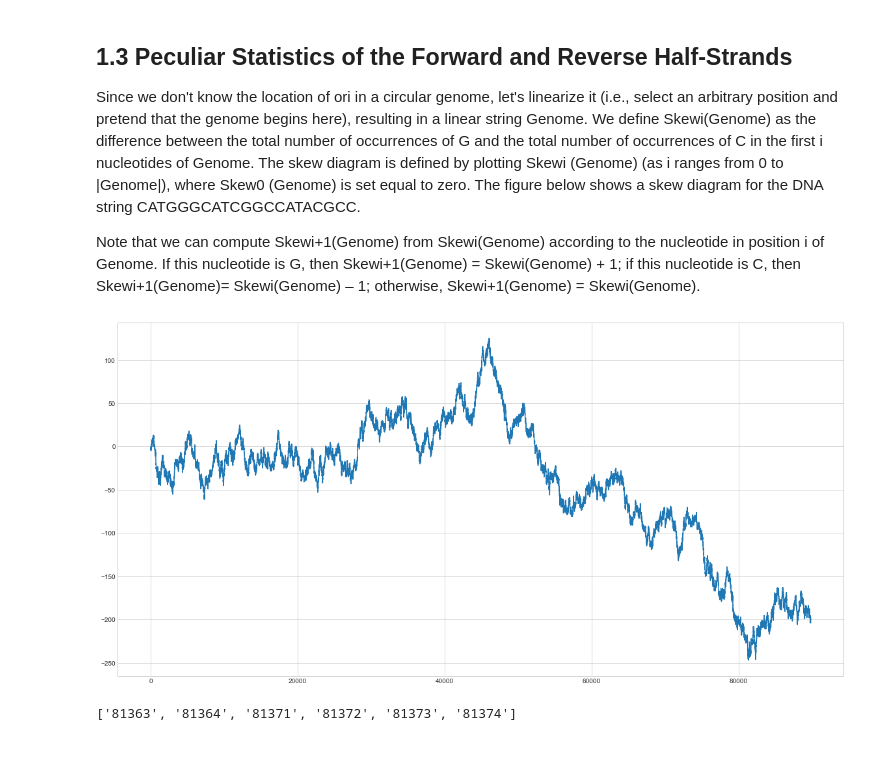
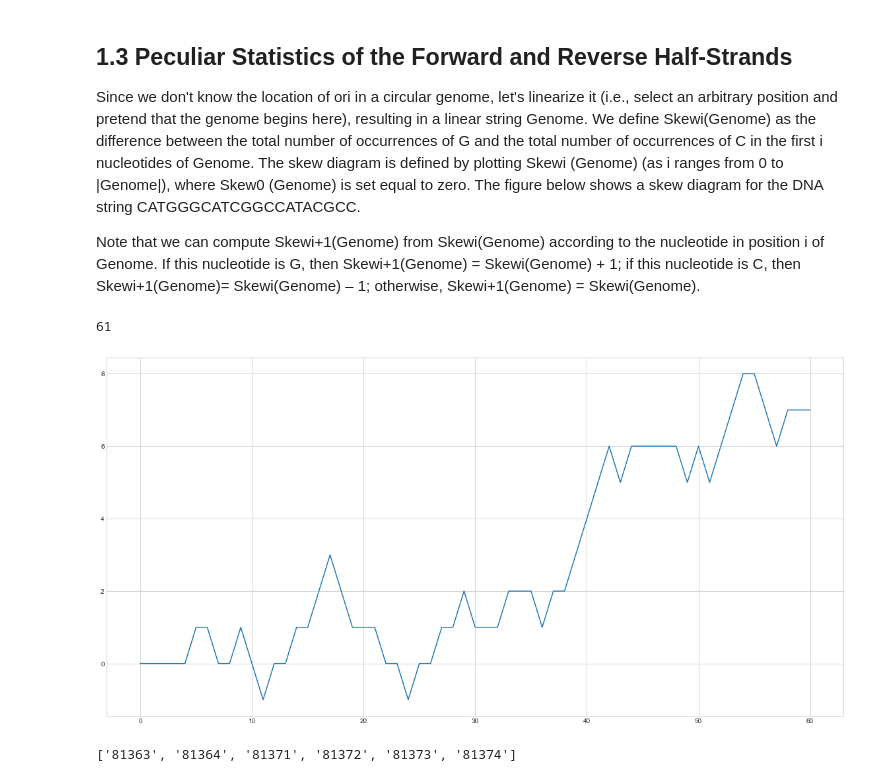
Before and after one commit to recervictory/Bioinformatics-Specialization, a Jupyter notebook: temp/C01W01.ipynb, the cells around one changed output. Saved outputs shown, nothing was run; the diff lists cells and outputs as text; code cells hidden in the pictures; blank space fills up the shorter version.

```diff
--- a/temp/C01W01.ipynb
+++ b/temp/C01W01.ipynb
@@ -233,14 +233,18 @@ def gc_skew(dna):
 # %%
 #%matplotlib inline
 import matplotlib.pyplot as plt
 plt.style.use('seaborn-whitegrid')
 import numpy as np
+
+data = gc_skew('TAAAGACTGCCGAGAGGCCAACACGAGTGCTAGAACGAGGGGCGTAAACGCGGGTCCGAT')
+x = range(0,len(data))
+
+plt.figure(figsize=(20,10))
+plt.plot(x, data)
+plt.show()
+# %% [output]
+61
+[figure, added]
-# %%
-plt.figure(figsize=(20,10))
-plt.plot(x, data)
-plt.show()
-# %% [output]
-[figure, removed]
 # %%
 with open ("data/dataset_7_10.txt") as input_file:
     Text = input_file.read().strip()
```
Also changed, not shown: parts of 11 cells of this notebook, 4 other files.
